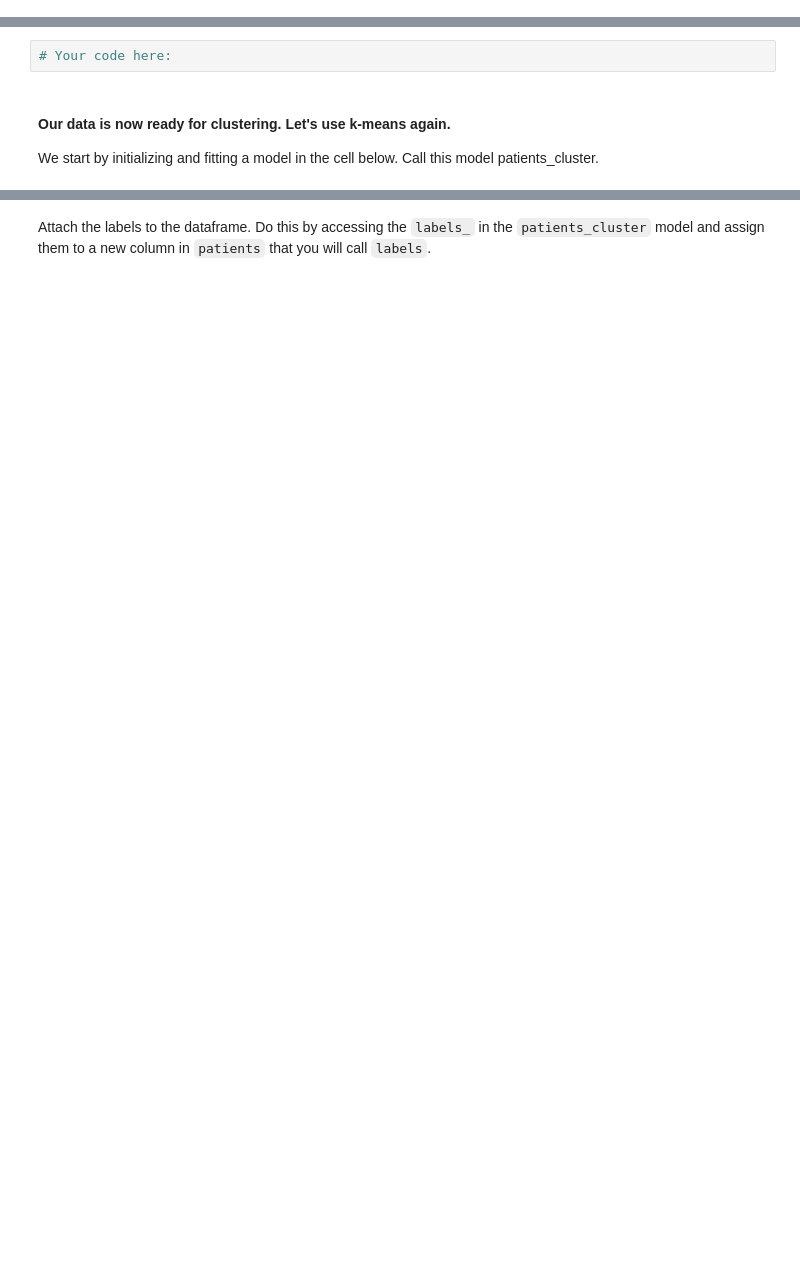
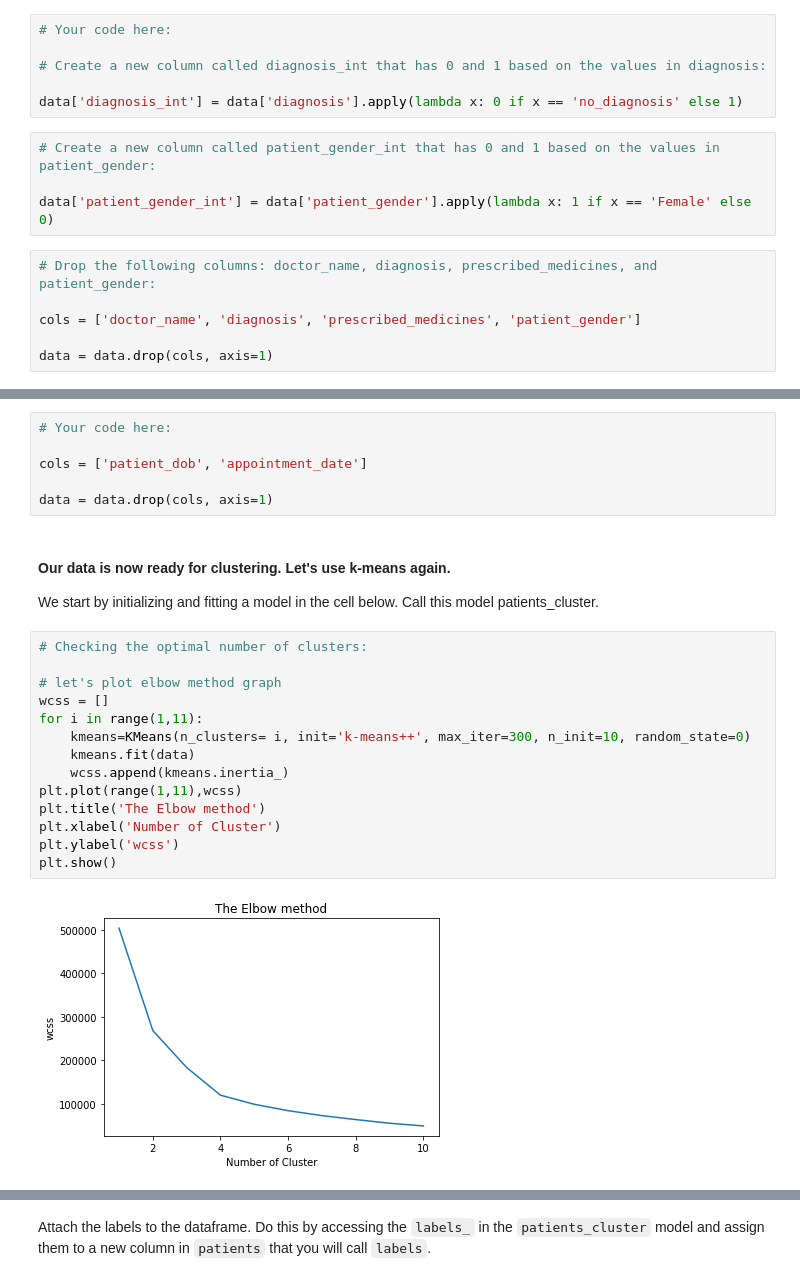
Before and after one commit to ta-datapt-bcn/lab-unsupervised-learning-and-sklearn, a Jupyter notebook: your-code/main.ipynb, the cells around one changed output, grey strips where cells are left out. Saved outputs shown, nothing was run; the diff lists cells and outputs as text; blank space fills up the shorter version.

```diff
--- a/your-code/main.ipynb
+++ b/your-code/main.ipynb
@@ -170,3 +399,19 @@ In the next cells, do the following:
+# %%
+# Your code here:
+
+# Create a new column called diagnosis_int that has 0 and 1 based on the values in diagnosis:
+
+data['diagnosis_int'] = data['diagnosis'].apply(lambda x: 0 if x == 'no_diagnosis' else 1)
+# %%
+# Create a new column called patient_gender_int that has 0 and 1 based on the values in patient_gender:
+
+data['patient_gender_int'] = data['patient_gender'].apply(lambda x: 1 if x == 'Female' else 0)
+# %%
+# Drop the following columns: doctor_name, diagnosis, prescribed_medicines, and patient_gender:
+
+cols = ['doctor_name', 'diagnosis', 'prescribed_medicines', 'patient_gender']
+
+data = data.drop(cols, axis=1)
 # %% [markdown]
 Let's look at the head again to ensure the re-encoding and dropping are successful:
 # %%
@@ -175,9 +429,29 @@ Let's look at the head again to ensure the re-encoding and dropping are successf
 An interesting observation is that all patients are no older than 2 years. However, their weights and heights indicate that they are adults. This cannot be true. Therefore, we can either trust the weight and height columns or the DOB column. Since there are other columns that indicate that these are adults (they have emails, some have diabetes) we will drop the `patient_dob` column. We will also drop the `appointment_date` column since it has too many unique values to transform to a dummy variable. Drop the two columns in the cell below.
 # %%
 # Your code here:
+
+cols = ['patient_dob', 'appointment_date']
+
+data = data.drop(cols, axis=1)
 # %% [markdown]
 #### Our data is now ready for clustering. Let's use k-means again.
 
 We start by initializing and fitting a model in the cell below. Call this model patients_cluster.
+# %%
+# Checking the optimal number of clusters:
+
+# let's plot elbow method graph
+wcss = []
+for i in range(1,11):
+    kmeans=KMeans(n_clusters= i, init='k-means++', max_iter=300, n_init=10, random_state=0)
+    kmeans.fit(data)
+    wcss.append(kmeans.inertia_)
+plt.plot(range(1,11),wcss)
+plt.title('The Elbow method')
+plt.xlabel('Number of Cluster')
+plt.ylabel('wcss')
+plt.show()
+# %% [output]
+[figure, added]
 # %%
 # Your code here:
```
Also changed, not shown: parts of 48 cells of this notebook, 1 other file.
